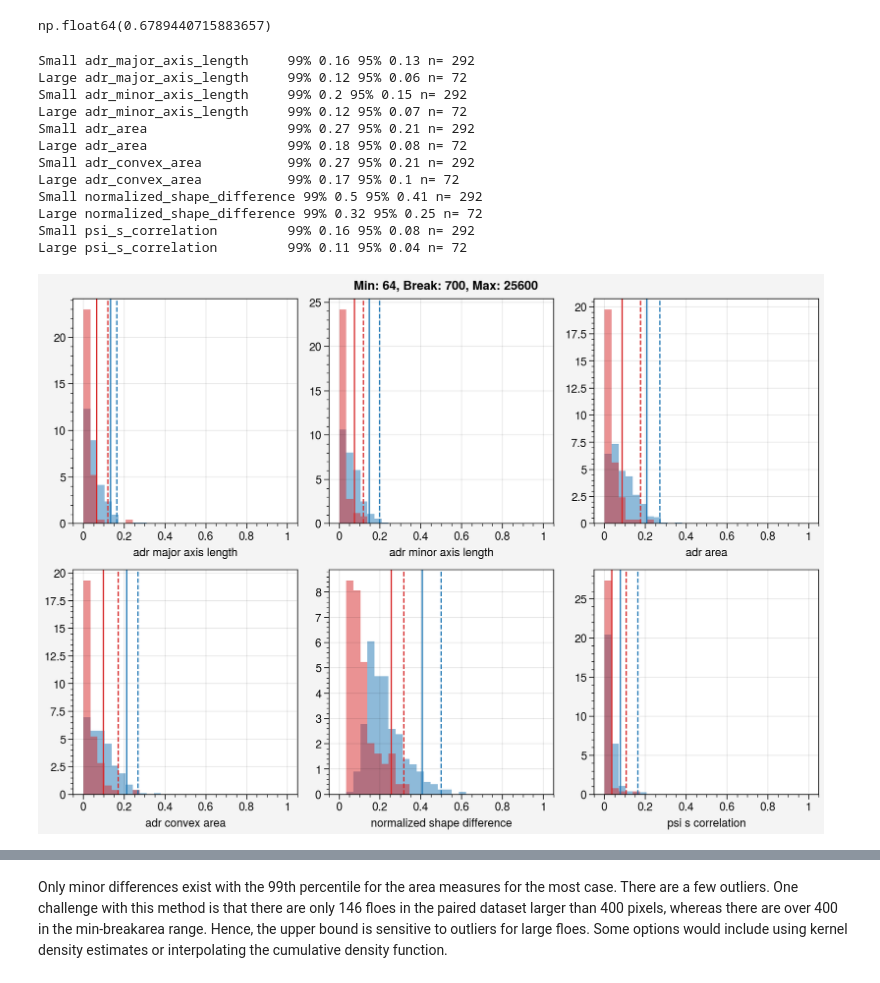
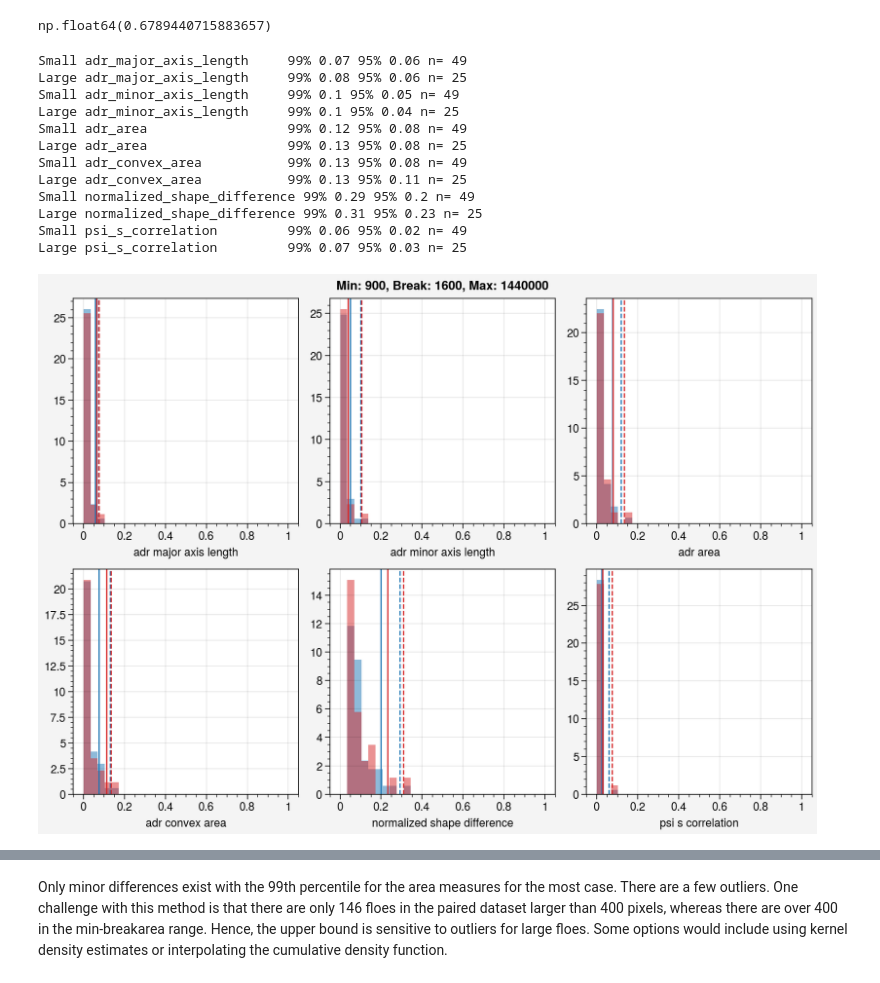
Before and after one commit to danielmwatkins/calval_tgrs, a Jupyter notebook: notebooks/tracker_matched_pairs_test_results.ipynb, the cells around one changed output, grey strips where cells are left out. Saved outputs shown, nothing was run; the diff lists cells and outputs as text; code cells hidden in the pictures.

```diff
--- a/notebooks/tracker_matched_pairs_test_results.ipynb
+++ b/notebooks/tracker_matched_pairs_test_results.ipynb
@@ -29,0 +48,10 @@ sum(df_matched.loc[df_matched.training, 'normalized_shape_difference'] > 0.5)
+# %%
+length_min = 10
+length_max = 40
+
+fig, ax = pplt.subplots(width=6, height=3)
+x = np.linspace(min(df_mg['L']), max(df_mg['L']), 100)
+ax.scatter(df_mg['L'], df_mg['normalized_shape_difference'], marker='.', ms=4)
+ax.scatter(df_rot['L'], df_rot['max_normalized_shape_difference'], marker='.', ms=4)
+ax.plot(x, scaled_shape_difference_threshold(x), color=color, lw=1, marker='')
+ax.format(ylim=(0, 0.6), xlim=(5, 100))
@@ -45,5 +173,0 @@ from scipy.stats import chi2
-# %%
-data = df_matched.loc[df_matched.training & df_matched.area.between(1200, max_area), 'adr_convex_area']
-cfit = chi2.fit(data)
-test_fun = chi2(cfit)
-ks_stat, p_value = stats.kstest(data, chi2.name, args=cfit)
@@ -76,43 +182,44 @@ np.float64(0.6789440715883657)
 # %%
 fig, axs = pplt.subplots(ncols=3, nrows=2, share=False)
 for ax, variable in zip(axs, [ 'adr_major_axis_length', 'adr_minor_axis_length', 'adr_area', 'adr_convex_area',  'normalized_shape_difference', 'psi_s_correlation']):
 
-    min_area = 64
-    breakpoint_area = 200
+    min_area = 30**2
+    breakpoint_area = 1200**2
 
     data = df_matched.loc[df_matched.training & df_matched.area.between(min_area, breakpoint_area), variable]
+
     if 'psi' in variable:
         data = 1 - data
     print('Small', variable.ljust(25), '99%', np.round(data.quantile(0.99), 2), '95%', np.round(data.quantile(0.95), 2), 'n=', len(data))
     ax.hist(data, bins = np.linspace(0, 1, 30), color='tab:blue', alpha=0.5, density=True, label='Area $\\in$ (64, 100)')
     ax.axvline(np.round(data.quantile(0.95), 3), color='tab:blue', lw=1)
     ax.axvline(np.round(data.quantile(0.99), 3), color='tab:blue', lw=1, ls='--')
 
-    breakpoint_area = 700
-    max_area = 25600
+    breakpoint_area = 40**2
+    max_area = 1200**2
 
     data = df_matched.loc[df_matched.training & df_matched.area.between(breakpoint_area, max_area), variable]
     if 'psi' in variable:
         data = 1 - data
     print('Large', variable.ljust(25), '99%', np.round(data.quantile(0.99), 2), '95%', np.round(data.quantile(0.95), 2),  'n=', len(data))
     ax.hist(data, bins = np.linspace(0, 1, 30), color='tab:red', alpha=0.5, density=True, label='Area $>700$')
     ax.axvline(np.round(data.quantile(0.95), 3), color='tab:red', lw=1)
     ax.axvline(np.round(data.quantile(0.99), 3), color='tab:red', lw=1, ls='--')
 
     # print('\n')
     ax.format(xlabel=variable.replace('_', ' '))
 ax.format(suptitle="Min: {minarea}, Break: {breakarea}, Max: {maxarea}".format(minarea=min_area, breakarea=breakpoint_area, maxarea=max_area))
 # %% [output]
-Small adr_major_axis_length     99% 0.16 95% 0.13 n= 292
-Large adr_major_axis_length     99% 0.12 95% 0.06 n= 72
-Small adr_minor_axis_length     99% 0.2 95% 0.15 n= 292
-Large adr_minor_axis_length     99% 0.12 95% 0.07 n= 72
-Small adr_area                  99% 0.27 95% 0.21 n= 292
-Large adr_area                  99% 0.18 95% 0.08 n= 72
-Small adr_convex_area           99% 0.27 95% 0.21 n= 292
-Large adr_convex_area           99% 0.17 95% 0.1 n= 72
-Small normalized_shape_difference 99% 0.5 95% 0.41 n= 292
-Large normalized_shape_difference 99% 0.32 95% 0.25 n= 72
-Small psi_s_correlation         99% 0.16 95% 0.08 n= 292
-Large psi_s_correlation         99% 0.11 95% 0.04 n= 72
+Small adr_major_axis_length     99% 0.07 95% 0.06 n= 49
+Large adr_major_axis_length     99% 0.08 95% 0.06 n= 25
+Small adr_minor_axis_length     99% 0.1 95% 0.05 n= 49
+Large adr_minor_axis_length     99% 0.1 95% 0.04 n= 25
+Small adr_area                  99% 0.12 95% 0.08 n= 49
+Large adr_area                  99% 0.13 95% 0.08 n= 25
+Small adr_convex_area           99% 0.13 95% 0.08 n= 49
+Large adr_convex_area           99% 0.13 95% 0.11 n= 25
+Small normalized_shape_difference 99% 0.29 95% 0.2 n= 49
+Large normalized_shape_difference 99% 0.31 95% 0.23 n= 25
+Small psi_s_correlation         99% 0.06 95% 0.02 n= 49
+Large psi_s_correlation         99% 0.07 95% 0.03 n= 25
-[figure, old version]
+[figure, new version]
```
Also changed, not shown: parts of 29 cells of this notebook, 4 other files.
